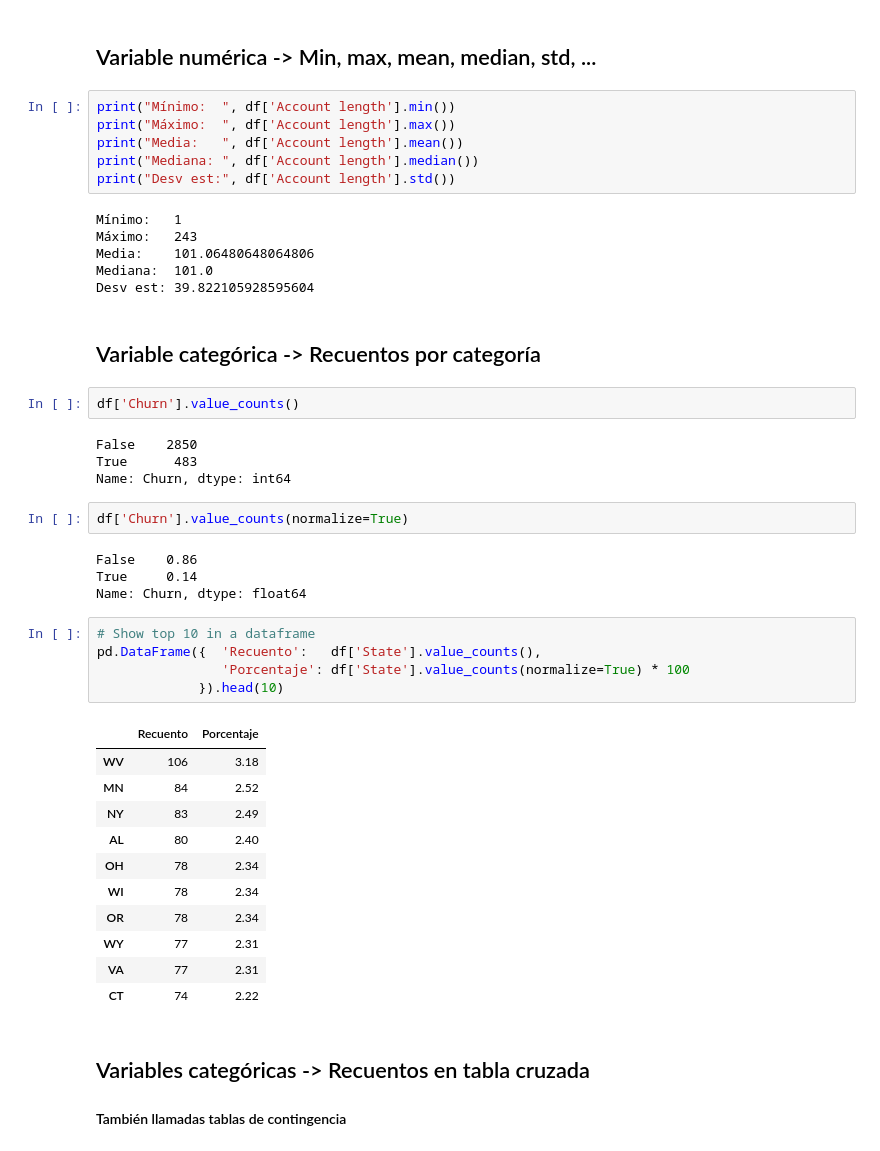
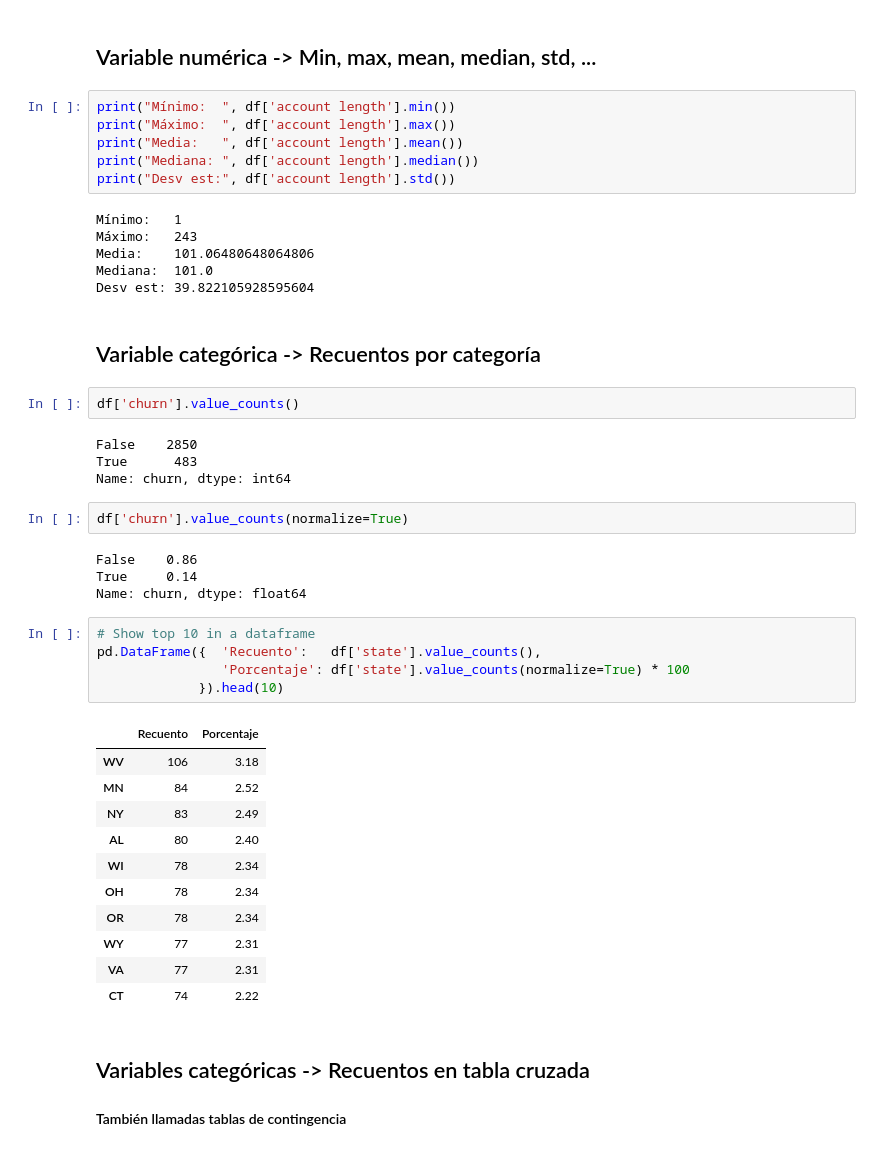
Before and after one commit to pbonillor/DATA_SCIENCE_CON_PYTHON, a Jupyter notebook: MODULO_I/pandas.ipynb, the cells around one changed output. Cells and saved outputs as stored; diff of their text form.

```diff
--- a/MODULO_I/pandas.ipynb
+++ b/MODULO_I/pandas.ipynb
@@ -177,11 +188,11 @@ df[["State", "Account length", "Area code"]]
 # %% [markdown]
 ##  Variable numérica -> Min, max, mean, median, std, ...
 # %%
-print("Mínimo:  ", df['Account length'].min())
-print("Máximo:  ", df['Account length'].max())
-print("Media:   ", df['Account length'].mean())
-print("Mediana: ", df['Account length'].median())
-print("Desv est:", df['Account length'].std())
+print("Mínimo:  ", df['account length'].min())
+print("Máximo:  ", df['account length'].max())
+print("Media:   ", df['account length'].mean())
+print("Mediana: ", df['account length'].median())
+print("Desv est:", df['account length'].std())
 # %% [output]
 Mínimo:   1
 Máximo:   243
@@ -191,30 +202,30 @@ Desv est: 39.822105928595604
 # %% [markdown]
 ## Variable categórica -> Recuentos por categoría
 # %%
-df['Churn'].value_counts()
+df['churn'].value_counts()
 # %% [output]
 False    2850
 True      483
-Name: Churn, dtype: int64
+Name: churn, dtype: int64
 # %%
-df['Churn'].value_counts(normalize=True)
+df['churn'].value_counts(normalize=True)
 # %% [output]
 False    0.86
 True     0.14
-Name: Churn, dtype: float64
+Name: churn, dtype: float64
 # %%
 # Show top 10 in a dataframe
-pd.DataFrame({  'Recuento':   df['State'].value_counts(),
-                'Porcentaje': df['State'].value_counts(normalize=True) * 100
+pd.DataFrame({  'Recuento':   df['state'].value_counts(),
+                'Porcentaje': df['state'].value_counts(normalize=True) * 100
              }).head(10)
 # %% [output]
 |  | Recuento | Porcentaje |
 | WV | 106 | 3.18 |
 | MN | 84 | 2.52 |
 | NY | 83 | 2.49 |
 | AL | 80 | 2.40 |
+| WI | 78 | 2.34 |
 | OH | 78 | 2.34 |
-| WI | 78 | 2.34 |
 | OR | 78 | 2.34 |
 | WY | 77 | 2.31 |
 | VA | 77 | 2.31 |
```
Also changed, not shown: parts of 22 cells of this notebook.
